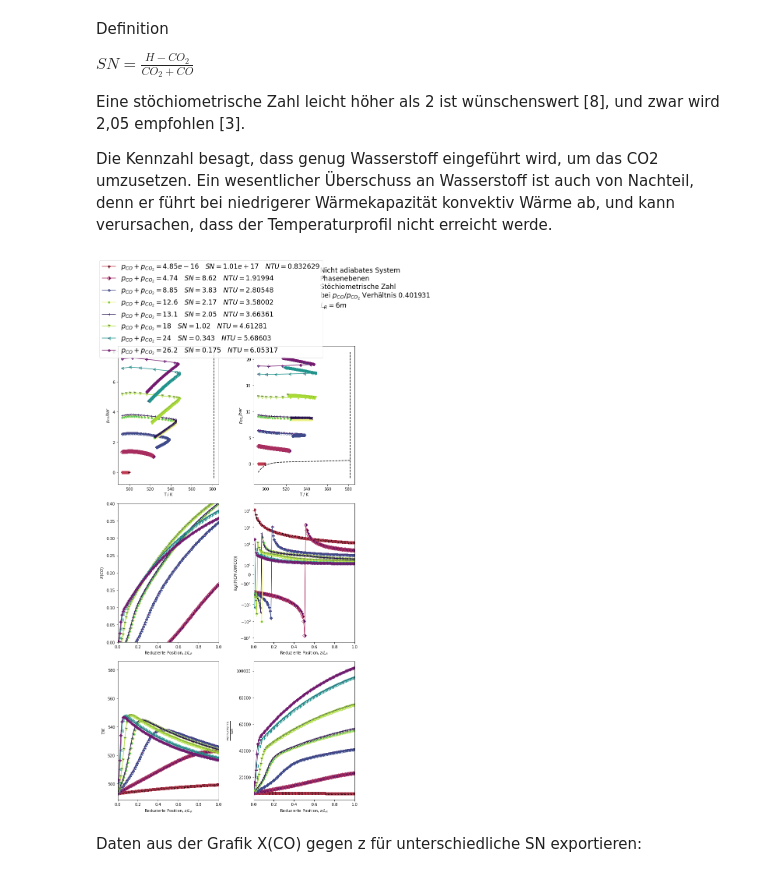
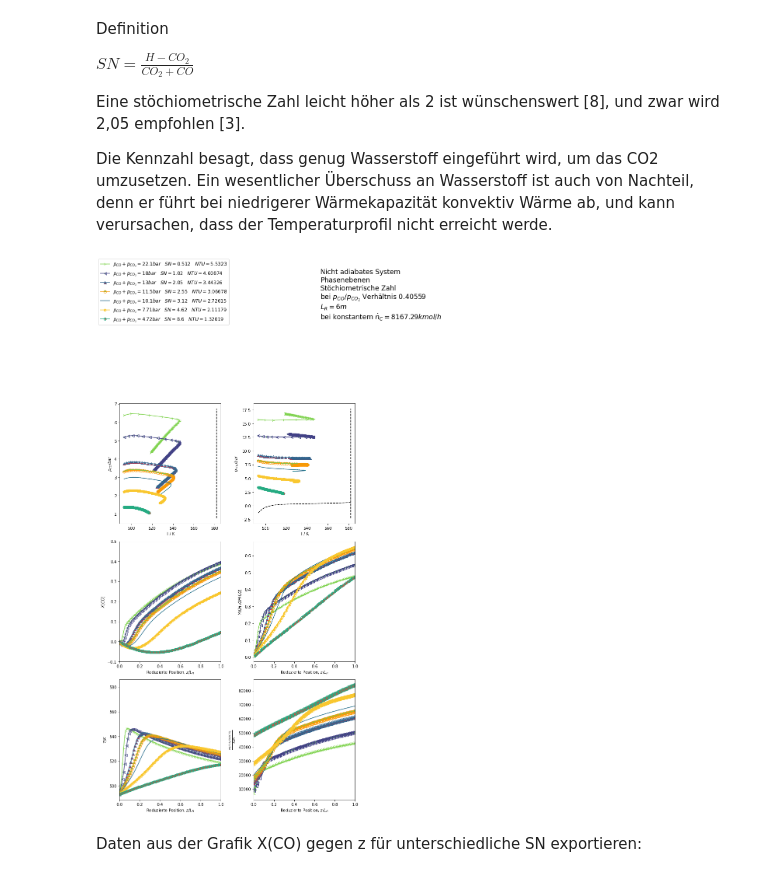
Before and after one commit to santiago-salas-v/walas, a Jupyter notebook: van_den_bussche_froment.ipynb, the cells around one changed output. Saved outputs shown, nothing was run; the diff lists cells and outputs as text; code cells hidden in the pictures.

```diff
--- a/van_den_bussche_froment.ipynb
+++ b/van_den_bussche_froment.ipynb
@@ -1763,7 +1754,11 @@ fig.suptitle('Nicht adiabates System' +
              '\nStöchiometrische Zahl' +
              '\nbei $p_{CO}/p_{CO_2}$ Verhältnis ' +
              '{:g}'.format(y_i0[namen.index('CO')] / y_i0[namen.index('CO2')]) +
-             '\n$L_R = ' + '{:g}'.format(l_r) + 'm$',
+             '\n$L_R = ' + '{:g}'.format(l_r) + 'm$'+
+             '\nbei konstantem $\dot{n}_C='+
+             '{:g}'.format((
+                 y_i0[namen.index('CO')]+y_i0[namen.index('CO2')]
+             )*g/sum(y_i0*mm/1000.)*n_t*(np.pi/4*d_t** 2)*3600/1000)+'kmol/h$',
              horizontalalignment='left', x=0.8,
             fontsize='xx-large')
 ax = plt.subplot(321)
@@ -1783,144 +1778,128 @@ ax4 = plt.subplot(323)
 ax4.set_xlabel(r'Reduzierte Position, $z/L_R$')
 ax4.set_ylabel('$X(CO)$')
 ax4.set_xlim([0, 1])
-ax4.set_ylim([0, 0.4])
+ax4.set_ylim([-0.1, 0.5])
 
 ax5 = plt.subplot(324)
 ax5.set_xlabel(r'Reduzierte Position, $z/L_R$')
-ax5.set_ylabel('$log(Y(CH_3OH/CO))$')
+ax5.set_ylabel('$Y(CH_3OH/CO)$')
 ax5.set_xlim([0, 1])
-ax5.set_yscale('symlog')
 
 ax6 = plt.subplot(326)
 ax6.set_xlabel(r'Reduzierte Position, $z/L_R$')
 ax6.set_ylabel(r'$\frac{\dot m(CH_3OH/CO)}{kg/h}$')
 ax6.set_xlim([0, 1])
 
-verhaeltnis_co_co2 = y_i0[namen.index('CO')] / y_i0[namen.index('CO2')]
-ratio_h2_co2 = y_i0[namen.index('H2')] / y_i0[namen.index('CO2')]
-basis_y_co_plus_co2 = sum(y_i0[[namen.index('CO'), namen.index('CO2')]])
+lines1 = []
 
-# Theoretisch pptimales H2-CO Verhältnis im Prinzip bei SN=2,05
-# SN = 2,05 = (y_{H_2}-y_{CO_2})/(y_{CO}+y_{CO_2})
-# y_CO
-optimaler_faktor = ratio_h2_co2 / (
-        (1 - basis_y_co_plus_co2) * (2.05 * (1 + verhaeltnis_co_co2) + 1) +
-        ratio_h2_co2 * basis_y_co_plus_co2
-)
-
-factors_for_sn_0 = [3.835e-17, 0.375,
-               optimaler_faktor, 1.425,
-               1.754, 2.071, 3.289]
-
-lines1 = [] # reinit lines
-for factor in [3.835e-17, 0.375, 0.7,
-               1, optimaler_faktor, 1.425, 1.9, 2.071]:
-    y_0[:-2][indexes_co_co2] = np.array(
-        [verhaeltnis_co_co2 / (1 + verhaeltnis_co_co2), 1 / (1 + verhaeltnis_co_co2)]
-    ) * basis_y_co_plus_co2 * factor
-    y_0[:-2][indexes_not_co_co2] = y_i0[indexes_not_co_co2] * (
-        1 - factor * basis_y_co_plus_co2
-    ) / (
-        1 - basis_y_co_plus_co2
-    )
-    sn = (y_0[:-2][namen.index('H2')] - y_0[:-2][namen.index('CO2')]) / (
-        y_0[:-2][namen.index('CO2')] + y_0[:-2][namen.index('CO')]
-    )
-    p0_co2_co = sum(y_0[:-2][indexes_co_co2] * p0).item()
-    y_co_plus_co2 = sum(y_0[:-2][indexes_co_co2]).item()
-    # Keep mass of all other components m' = m (1-y1-y2)/(1-y1'-y2')
-    g_new = (1 - sum(y_i0[indexes_co_co2])) / (
-        1 - sum(y_0[:-2][indexes_co_co2])
-    ) * sum(y_0[:-2] * mm / 1000.) / sum(y_i0 * mm / 1000.) * g
+for sn in [0.512,1.02,2.05,2.55,3.1214,4.618,8.6]:
+    r1=y_i0[0]/y_i0[1] # angenommenes Verhältnis r1=CO/CO2
+    r2=y_i0[3]/y_i0[2] # angenommenes Verhältnis r1=H2O/H2
+    r3=y_i0[4]/y_i0[2] # angenommenes Verhältnis r1=MeOH/H2
+    # SN=(H2-CO2)/(CO+CO2); Macht 5 Gleichungen mit den obigen 3 Verhältnissen und der Schließbedingung sum(y)=1 -->> 5 Zusammensetzungen
+    y_0[:5]=np.linalg.inv(np.array([
+        [1,-r1,0,0,0],
+        [sn,sn+1,-1,0,0],
+        [0,0,-r3,0,1],
+        [0,0,-r2,1,0],
+        [1,1,1,1,1]
+    ])).dot([0,0,0,0,1]) # lineares System für Zusammensetzung lösen
+    y_0[5:-2]=0 # Restliche Komponenten werden nicht berücksichtigt
+    p0_co2_co = sum(y_0[:-2][indexes_co_co2] * p0).item() # Partialdruck von CO,CO2 beim Plot verwenden
+    # Kohlenstoffatome konstant halten: m'=m*(yc/yc')*(M'/M)
+    g_old = g
+    g = sum(y_i0[indexes_co_co2])/sum(y_0[:-2][indexes_co_co2])*sum(
+        y_0[:-2]*mm/1000.)/sum(y_i0*mm/1000.)*g
     soln = odeint(df_dt, y_0, z_d_l_r)
     y_i_soln = soln[:, :len(y_i0)]
     p_soln = soln[:, -2]
     t_soln = soln[:, -1]
     mm_m_soln = np.sum(y_i_soln * mm * 1 / 1000., axis=1)  # kg/mol
-    n_soln = g_new * n_t * 60 ** 2 * (np.pi / 4 * d_t ** 2) / mm_m_soln
-    m_soln = g_new * n_t * 60 ** 2 * (np.pi / 4 * d_t ** 2)  # kg/h
+    n_soln = g * n_t * 60 ** 2 * (np.pi / 4 * d_t ** 2) / mm_m_soln
+    m_soln = g * n_t * 60 ** 2 * (np.pi / 4 * d_t ** 2)  # kg/h
     m_i_soln = np.array([
         n_soln * y_i_soln[:, i] * (mm[i] * 1 / 1000.)
         for i in range(y_i_soln.shape[1])]).T
-    ums_soln = (y_co_plus_co2 * verhaeltnis_co_co2 / (1 + verhaeltnis_co_co2) * n_soln[0] - (
-        y_i_soln[:, namen.index('CO')]) * n_soln) / (
-                       y_co_plus_co2 * verhaeltnis_co_co2 / (1 + verhaeltnis_co_co2) * n_soln[0]
+    ums_soln = (y_0[0]*n_soln[0] - y_i_soln[:, namen.index('CO')] * n_soln) / (
+        y_0[0]*n_soln[0]
     )
     ausb_soln = (y_i_soln[1:, namen.index('MeOH')] * n_soln[1:] -
                  y_i_soln[0, namen.index('MeOH')] * n_soln[0]) / (
-        ums_soln[1:] * y_co_plus_co2 * verhaeltnis_co_co2 / (1 + verhaeltnis_co_co2) * n_soln[0])
+        y_0[0]*n_soln[0]
+    )
     # Anzahl an Übertragungseinheiten (NTU)
     mm_m_0 = sum(y_0[:-2] * mm) * 1 / 1000.  # kg/mol
     cp_m_0 = sum(y_0[:-2] * cp_ig_durch_r(t0) * 8.3145)  # J/mol/K
     cp_g_0 = cp_m_0 / mm_m_0  # J/kg/K
     ntu = l_r * 1 / (g * cp_g_0) * 2 * u / (d_t / 2)
     # m * m^2 s/kg * kg K /J * J/s/m^2/K *1/m = [dimensionslose Einheiten]
+    g=g_old
     marker = np.random.choice(unfilled_markers)
     color = color_samples[np.random.choice(len(color_samples))]
     marker_color = color_samples[np.random.choice(len(color_samples))]
     marker_fill = np.random.choice(list(lines.fillStyles))
     line = ax.plot(t_soln, p_soln * y_i_soln[:, namen.index('CO')],
-                   label='$p_{CO}+p_{CO_2}=' + '{:0.3g}'.format(p0_co2_co) +
+                   label='$p_{CO}+p_{CO_2}=' + '{:0.3g} bar'.format(p0_co2_co) +
                          '\quad SN= ' + '{:0.3g}'.format(sn) +
                          '\quad NTU= ' + '{:g}'.format(ntu) + '$',
                    marker=marker, markersize=7, color=color,
                    fillstyle=marker_fill, markerfacecolor=marker_color)[0]
     lines1.append(line)
     ax2.plot(t_soln, p_soln * y_i_soln[:, namen.index('CO2')],
-             label='$p_{CO}+p_{CO_2}=' + '{:0.3g}'.format(p0_co2_co) +
+             label='$p_{CO}+p_{CO_2}=' + '{:0.3g} bar'.format(p0_co2_co) +
                          '\quad SN= ' + '{:0.3g}'.format(sn) +
                          '\quad NTU= ' + '{:g}'.format(ntu) + '$',
              marker=marker, markersize=7, color=color,
              fillstyle=marker_fill, markerfacecolor=marker_color)
     ax3.plot(z_d_l_r, t_soln,
-             label='$p_{CO}+p_{CO_2}=' + '{:0.3g}'.format(p0_co2_co) +
+             label='$p_{CO}+p_{CO_2}=' + '{:0.3g} bar'.format(p0_co2_co) +
                          '\quad SN= ' + '{:0.3g}'.format(sn) +
                          '\quad NTU= ' + '{:g}'.format(ntu) + '$',
              marker=marker, markersize=7, color=color,
              fillstyle=marker_fill, markerfacecolor=marker_color)
     ax4.plot(z_d_l_r, ums_soln,
-             label='$p_{CO}+p_{CO_2}=' + '{:0.3g}'.format(p0_co2_co) +
+             label='$p_{CO}+p_{CO_2}=' + '{:0.3g} bar'.format(p0_co2_co) +
                          '\quad SN= ' + '{:0.3g}'.format(sn) +
                          '\quad NTU= ' + '{:g}'.format(ntu) + '$',
              marker=marker, markersize=7, color=color,
              fillstyle=marker_fill, markerfacecolor=marker_color)
     ax5.plot(z_d_l_r[1:], ausb_soln,
-             label='$p_{CO}+p_{CO_2}=' + '{:0.3g}'.format(p0_co2_co) +
+             label='$p_{CO}+p_{CO_2}=' + '{:0.3g} bar'.format(p0_co2_co) +
                          '\quad SN= ' + '{:0.3g}'.format(sn) +
                          '\quad NTU= ' + '{:g}'.format(ntu) + '$',
              marker=marker, markersize=7, color=color,
              fillstyle=marker_fill, markerfacecolor=marker_color)
     ax6.plot(z_d_l_r, m_i_soln[:, namen.index('MeOH')],
-             label='$p_{CO}+p_{CO_2}=' + '{:0.3g}'.format(p0_co2_co) +
+             label='$p_{CO}+p_{CO_2}=' + '{:0.3g} bar'.format(p0_co2_co) +
                          '\quad SN= ' + '{:0.3g}'.format(sn) +
                          '\quad NTU= ' + '{:g}'.format(ntu) + '$',
-             marker=marker, markersize=7, color=color,
+             marker=marker, markersize=10, color=color,
              fillstyle=marker_fill, markerfacecolor=marker_color)
 
-
+# runaway regions (according to Froment Bischoff)
 a = rho_b * sum(y_i0 * mm / 1000.) * \
     y_i0[namen.index('H2')] * p0 * 1e5  # kgKat/mol kg/m^³ bar
 b = -delta_h_r(t0)[0] * rho_b / (sum(y_i0 * cp_ig_durch_r(t0) * 8.3145) / sum(y_i0 * mm / 1000.)) * (
     y_i0[namen.index('H2')] * p0)  # kgKat/mol kg/m^3 K bar
 c = 4 * u / (sum(y_i0 * cp_ig_durch_r(t0) * 8.3145) /
              sum(y_i0 * mm / 1000.)) / d_t
 
 t_m_reihe = np.linspace(t0, t_m_1, 50)
 k_reihe = r_i(t_m_reihe, p0 * y_i0)[0] / (
     p0**2 * (y_i0[namen.index('CO2')] * y_i0[namen.index('H2')]))
 
 p_m_reihe = (t_m_reihe - t_r) / (b / c * (k_reihe))
 ax2.plot(t_m_reihe, p_m_reihe, label='$T_m$', color='black', ls='--')
 
 ax.plot([t_m_1, t_m_1], ax.get_ylim(), color='black', ls='--')
 ax2.plot([t_m_1, t_m_1], ax2.get_ylim(), color='black', ls='--')
 ax3.plot(ax2.get_xlim(), [t_m_1, t_m_1], color='black', ls='--')
 fig.legend(lines1, [x.get_label() for x in lines1], 'upper left',
-           fontsize='xx-large')
+           fontsize='large',markerscale=1)
 plt.tight_layout(rect=[0, 0, 0.95, 0.85])
 plt.show()
 # %% [output]
-[figure, old version]
+[figure, new version]
 # %% [markdown]
 Daten aus der Grafik X(CO) gegen z für unterschiedliche SN exportieren:
 # %%
```
Also changed, not shown: parts of 9 cells of this notebook.
